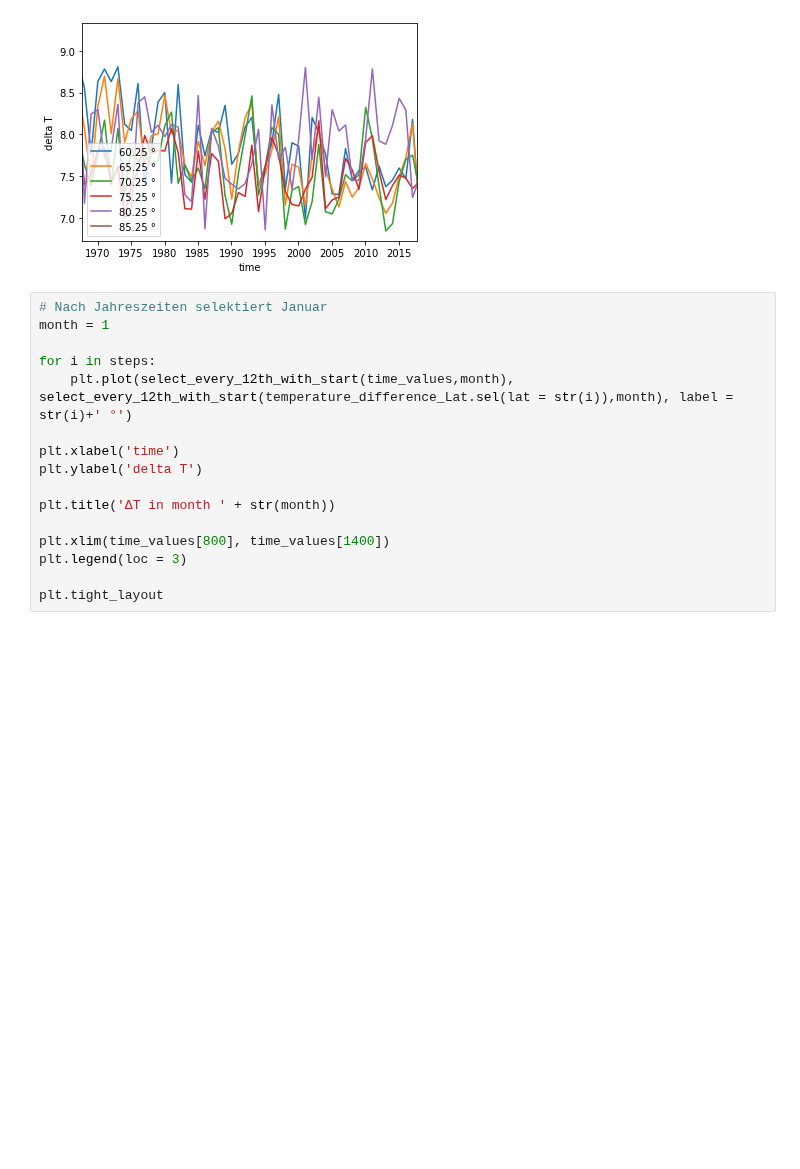
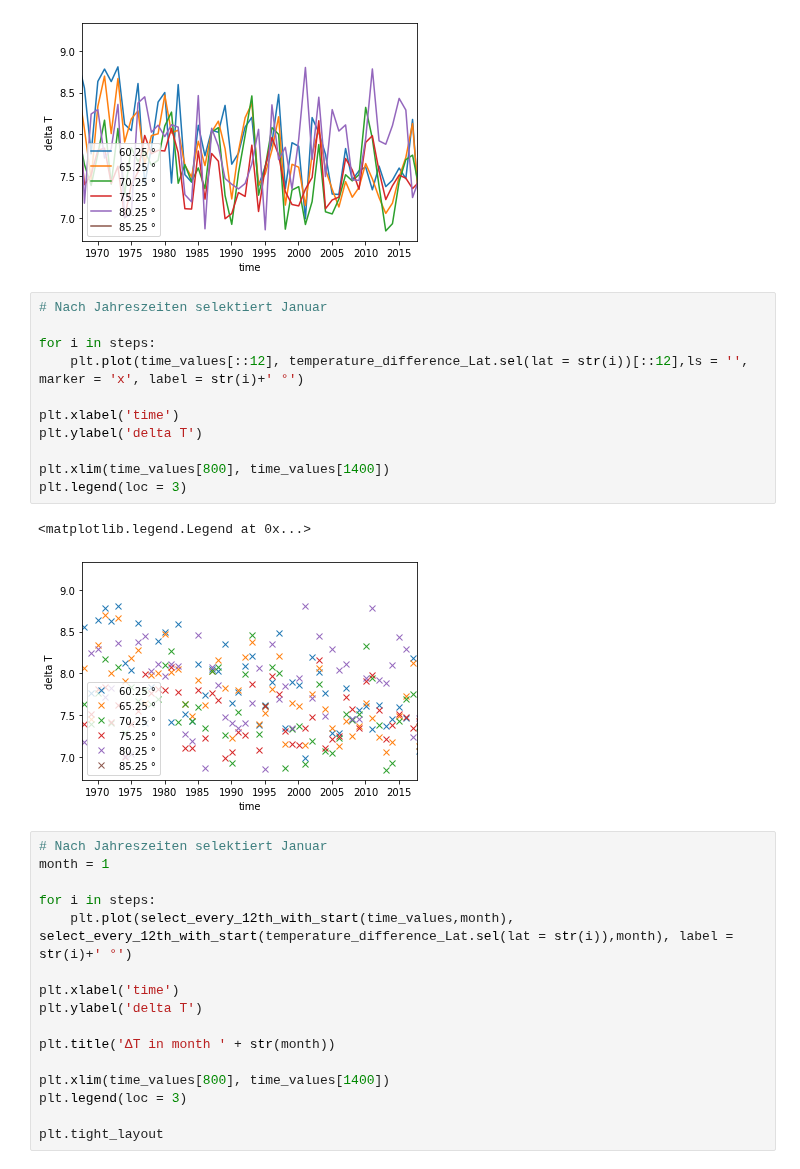
Before and after one commit to LeoausderDose/Praktikum_AWI, a Jupyter notebook: ImportTMax.ipynb, the cells around one changed output. Cells and saved outputs as stored; diff of their text form; blank space fills up the shorter version.

```diff
--- a/ImportTMax.ipynb
+++ b/ImportTMax.ipynb
@@ -123,6 +113,20 @@ plt.legend(loc = 3)
 # %% [output]
 <matplotlib.legend.Legend at 0x...>
 [figure]
+# %%
+# Nach Jahreszeiten selektiert Januar
+
+for i in steps:
+    plt.plot(time_values[::12], temperature_difference_Lat.sel(lat = str(i))[::12],ls = '', marker = 'x', label = str(i)+' °')
+
+plt.xlabel('time')
+plt.ylabel('delta T')
+
+plt.xlim(time_values[800], time_values[1400])
+plt.legend(loc = 3)
+# %% [output]
+<matplotlib.legend.Legend at 0x...>
+[figure, added]
 # %%
 # Nach Jahreszeiten selektiert Januar
 month = 1
```
Also changed, not shown: parts of 7 cells of this notebook, 1 other file.
